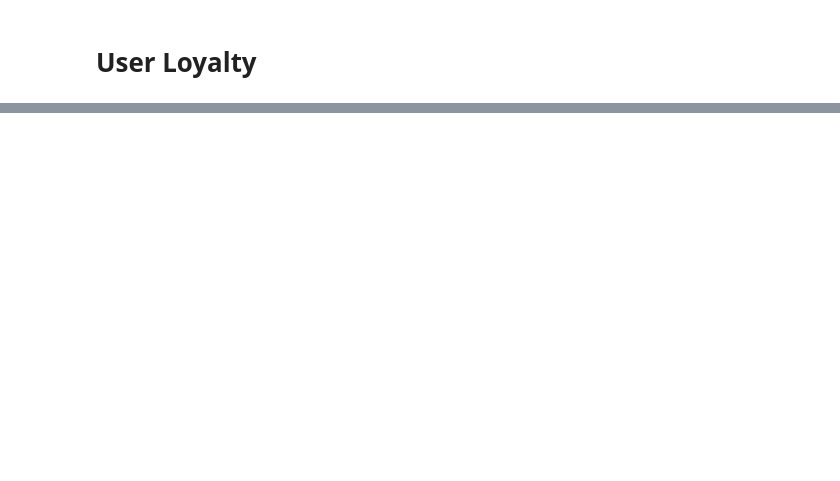
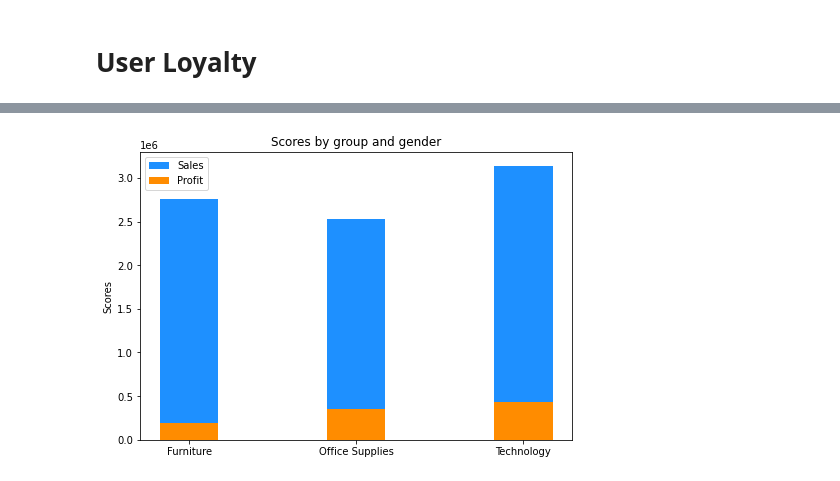
Before and after one commit to Joshfrederich/TechnoskillEZ, a Jupyter notebook: EZWIN.ipynb, the cells around one changed output, grey strips where cells are left out. Drawn from its saved outputs; the diff is of its cells as text; code cells hidden in the pictures; blank space fills up the shorter version.

```diff
--- a/EZWIN.ipynb
+++ b/EZWIN.ipynb
@@ -337,0 +340,11 @@ plt.show()
+# %%
+import numpy as np
+import matplotlib.pyplot as plt
+N = 5
+menMeans = (20, 35, 30, 35, 27)
+womenMeans = (25, 32, 34, 20, 25)
+ind = np.arange(N) # the x locations for the groups
+width = 0.35
+# %%
+df_group = df.groupby(['Category'], as_index='Category').sum()
+df_group
@@ -337,0 +357,14 @@ plt.show()
+# %%
+fig=plt.figure()
+ax=fig.add_axes([0,0,1,1])
+ax.bar(df_group.index, df_group['Sales'], width, color='dodgerblue')
+ax.bar(df_group.index, df_group['Profit'], width, color='darkorange')
+
+
+ax.set_ylabel('Scores')
+ax.set_title('Scores by group and gender')
+ax.set_xticks(df_group.index)
+ax.legend(labels=['Sales', 'Profit'])
+plt.show()
+# %% [output]
+[figure, added]
```
Also changed, not shown: parts of 5 cells of this notebook.
